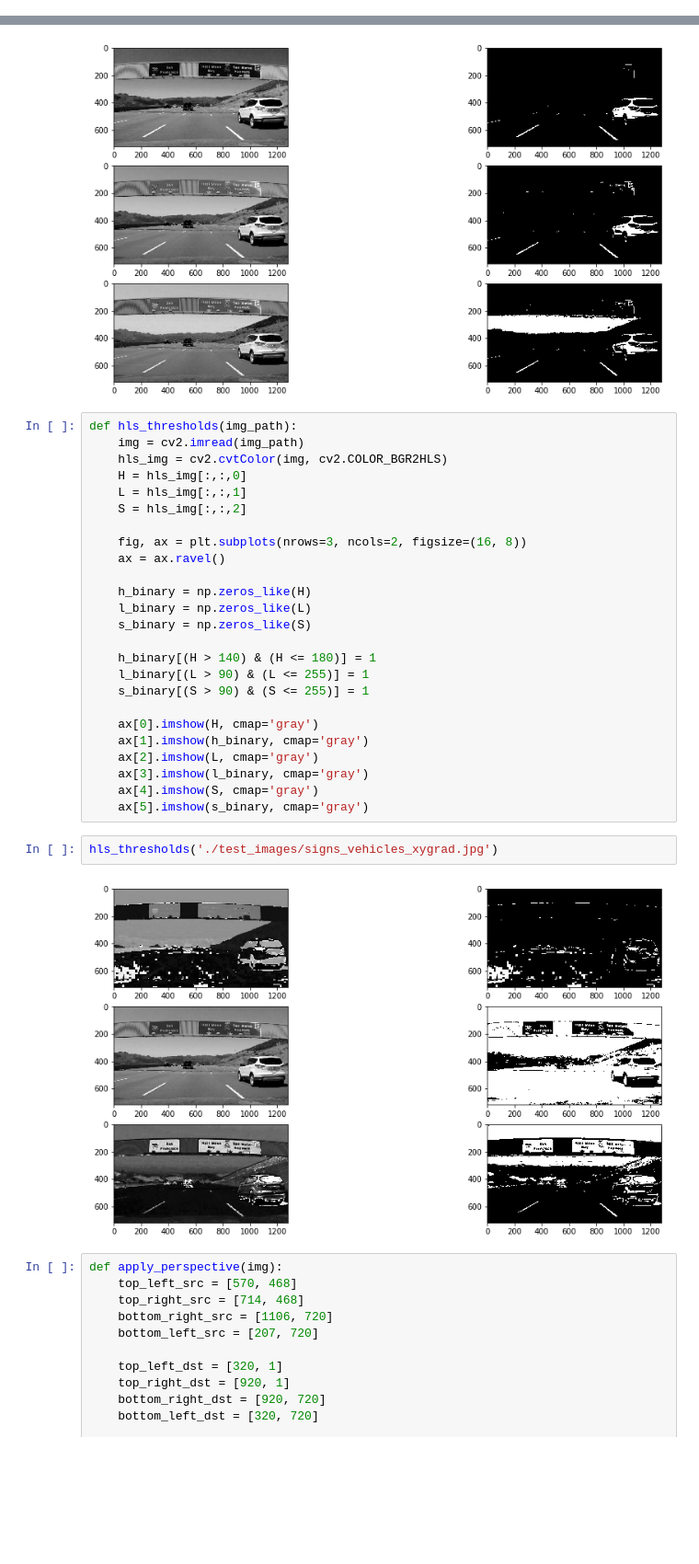
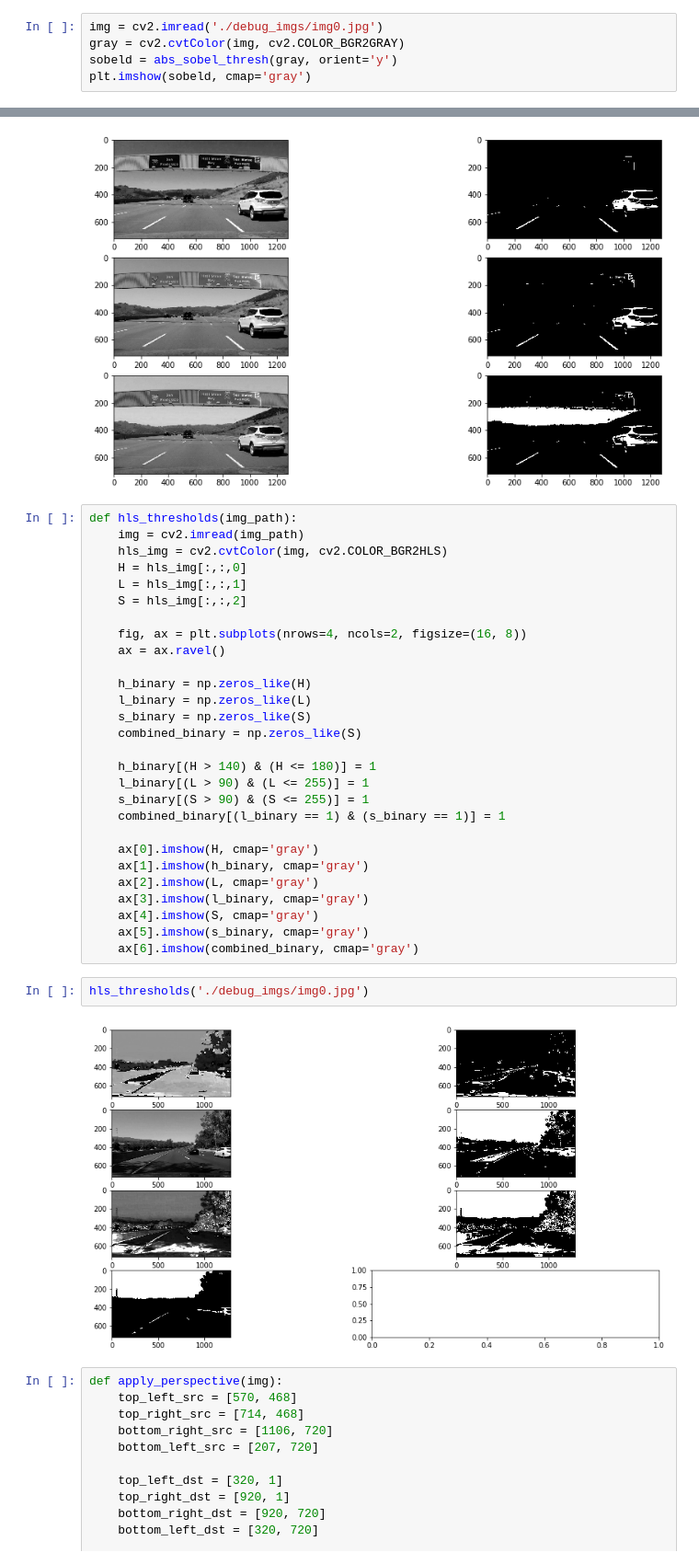
Before and after one commit to kevinwestern/CarND-Advanced-Lane-Lines, a Jupyter notebook: lane-finder.ipynb, the cells around one changed output, grey strips where cells are left out. Shown at 92% size. Cells and saved outputs as stored; diff of their text form; blank space fills up the shorter version.

```diff
--- a/lane-finder.ipynb
+++ b/lane-finder.ipynb
@@ -86,3 +86,8 @@ def abs_sobel_thresh(img_gray, orient='x', thresh_min=0, thresh_max=255):
     sbinary = np.zeros_like(scaled_sobel)
     sbinary[(scaled_sobel >= thresh_min) & (scaled_sobel <= thresh_max)] = 1
     return sbinary
+# %%
+img = cv2.imread('./debug_imgs/img0.jpg')
+gray = cv2.cvtColor(img, cv2.COLOR_BGR2GRAY)
+sobeld = abs_sobel_thresh(gray, orient='y')
+plt.imshow(sobeld, cmap='gray')
@@ -147,16 +155,18 @@ def hls_thresholds(img_path):
     L = hls_img[:,:,1]
     S = hls_img[:,:,2]
 
-    fig, ax = plt.subplots(nrows=3, ncols=2, figsize=(16, 8))
+    fig, ax = plt.subplots(nrows=4, ncols=2, figsize=(16, 8))
     ax = ax.ravel()
 
     h_binary = np.zeros_like(H)
     l_binary = np.zeros_like(L)
     s_binary = np.zeros_like(S)
+    combined_binary = np.zeros_like(S)
 
     h_binary[(H > 140) & (H <= 180)] = 1
     l_binary[(L > 90) & (L <= 255)] = 1
     s_binary[(S > 90) & (S <= 255)] = 1
+    combined_binary[(l_binary == 1) & (s_binary == 1)] = 1
 
     ax[0].imshow(H, cmap='gray')
     ax[1].imshow(h_binary, cmap='gray')
@@ -164,10 +174,11 @@ def hls_thresholds(img_path):
     ax[3].imshow(l_binary, cmap='gray')
     ax[4].imshow(S, cmap='gray')
     ax[5].imshow(s_binary, cmap='gray')
+    ax[6].imshow(combined_binary, cmap='gray')
 # %%
-hls_thresholds('./test_images/signs_vehicles_xygrad.jpg')
+hls_thresholds('./debug_imgs/img0.jpg')
 # %% [output]
-[figure, old version]
+[figure, new version]
 # %%
 def apply_perspective(img):
     top_left_src = [570, 468]
```
Also changed, not shown: parts of 12 cells of this notebook.
